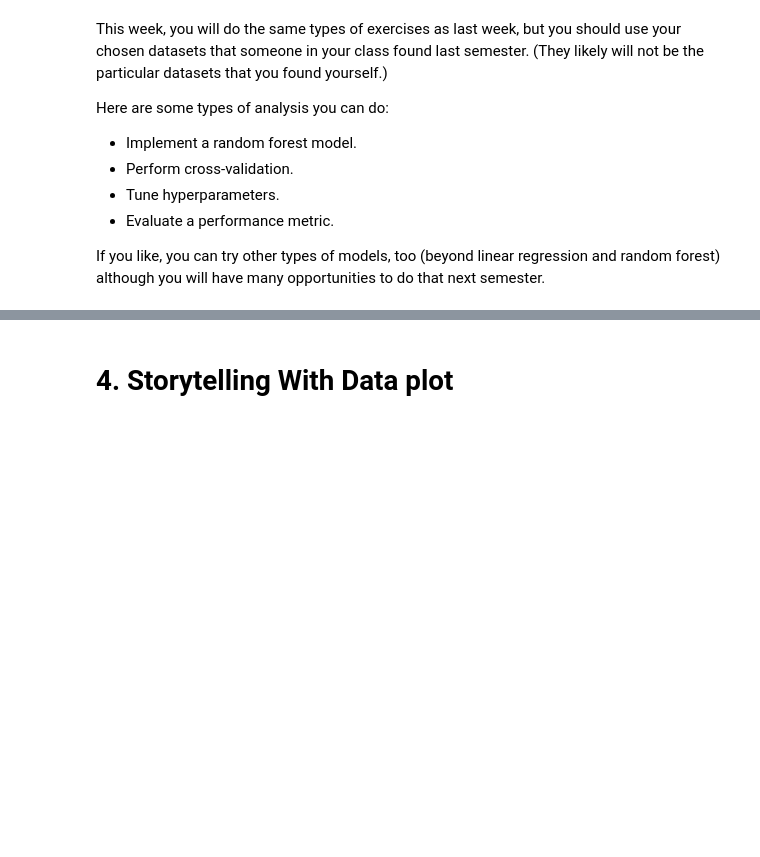
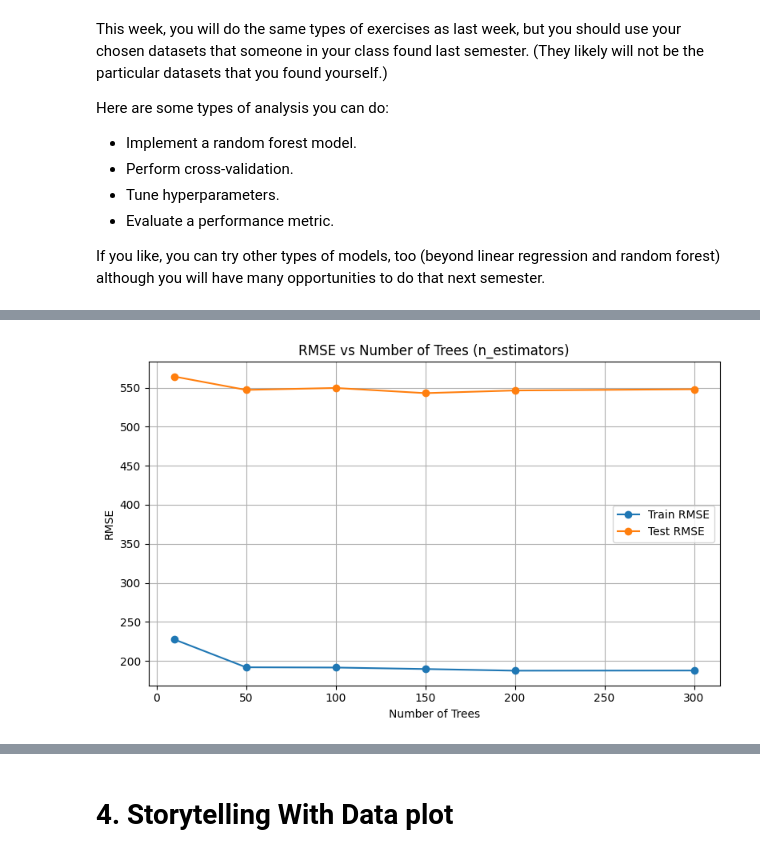
Before and after one commit to Kevinwu1998/699, a Jupyter notebook: Week11.ipynb, the cells around one changed output, grey strips where cells are left out. Saved outputs shown, nothing was run; the diff lists cells and outputs as text; code cells hidden in the pictures; blank space fills up the shorter version.

```diff
--- a/Week11.ipynb
+++ b/Week11.ipynb
@@ -77,0 +81,11 @@ If you like, you can try other types of models, too (beyond linear regression an
+# %%
+file_path = "realtor-data.zip.csv"  # Replace with the correct file name
+
+# Load the latest version
+df = kagglehub.load_dataset(
+  KaggleDatasetAdapter.PANDAS,
+  "ahmedshahriarsakib/usa-real-estate-dataset",
+  file_path,
+)
+
+print("First 5 records:", df.head())
@@ -77,0 +106,3 @@ If you like, you can try other types of models, too (beyond linear regression an
+# %%
+austin_df = df[(df['city'].str.lower() == 'austin')  &(df['city'].str.lower() == 'austin')].reset_index(drop=True)
+austin_df
@@ -77,0 +198,33 @@ If you like, you can try other types of models, too (beyond linear regression an
+# %%
+import matplotlib.pyplot as plt
+import seaborn as sns
+from sklearn.metrics import mean_squared_error
+estimators_range = [10, 50, 100, 150, 200, 300]
+train_rmse = []
+test_rmse = []
+
+for n in estimators_range:
+    rf = Pipeline(steps=[
+        ("preprocessor", preprocessor),
+        ("regressor", RandomForestRegressor(n_estimators=n, random_state=42))
+    ])
+    rf.fit(X_train, y_train)
+    y_train_pred = rf.predict(X_train)
+    y_test_pred = rf.predict(X_test)
+
+    train_rmse.append(np.sqrt(mean_squared_error(y_train, y_train_pred)))
+    test_rmse.append(np.sqrt(mean_squared_error(y_test, y_test_pred)))
+
+# Plotting
+plt.figure(figsize=(8, 5))
+plt.plot(estimators_range, train_rmse, label="Train RMSE", marker="o")
+plt.plot(estimators_range, test_rmse, label="Test RMSE", marker="o")
+plt.title("RMSE vs Number of Trees (n_estimators)")
+plt.xlabel("Number of Trees")
+plt.ylabel("RMSE")
+plt.legend()
+plt.grid(True)
+plt.tight_layout()
+plt.show()
+# %% [output]
+[figure, added]
```
Also changed, not shown: parts of 7 cells of this notebook.
